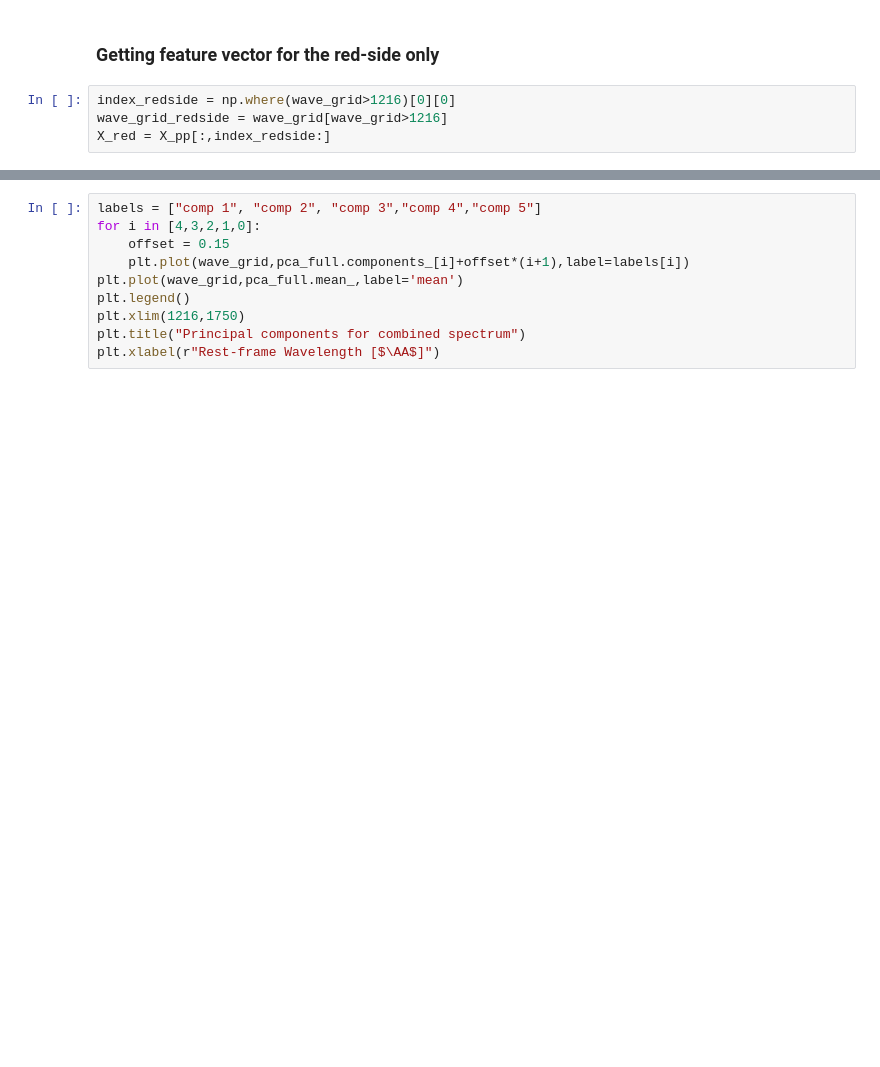
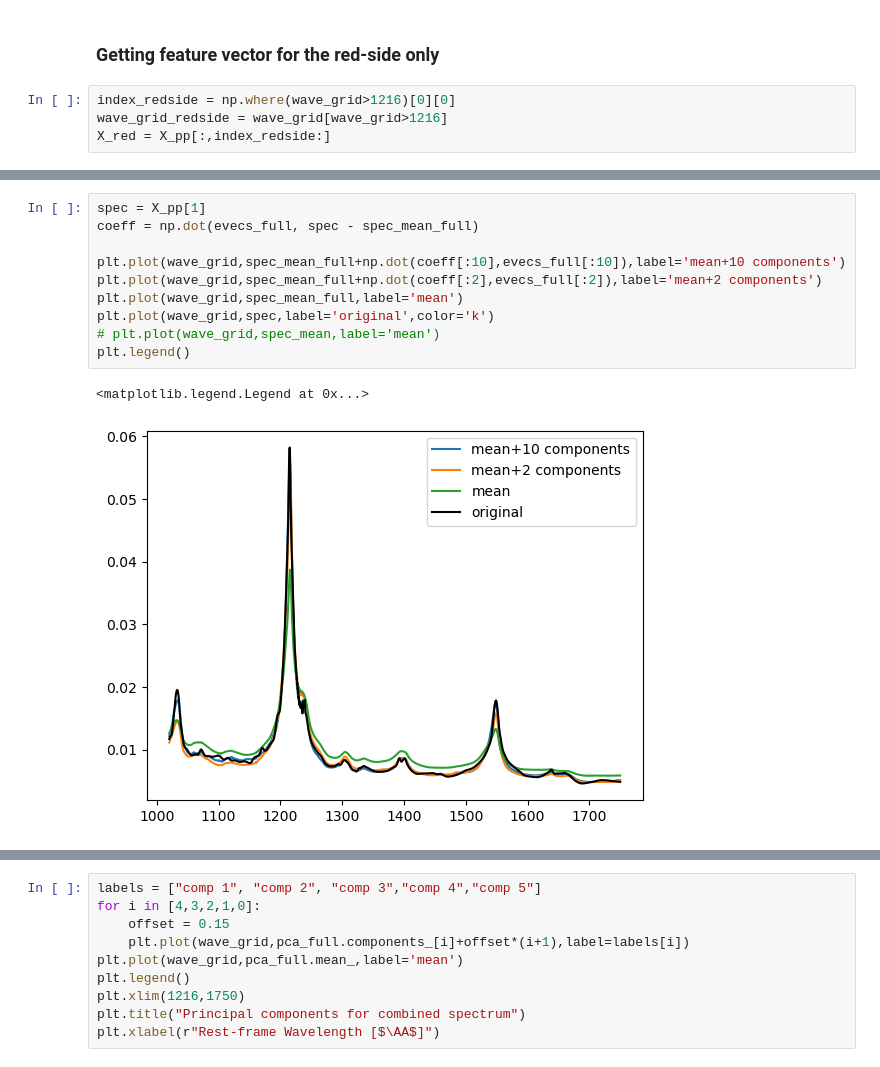
Before and after one commit to bayu-wilson/quasar_spectral_reconstruction_with_PCA, a Jupyter notebook: DimReductionAstroSpectra.ipynb, the cells around one changed output, grey strips where cells are left out. Saved outputs shown, nothing was run; the diff lists cells and outputs as text; blank space fills up the shorter version.

```diff
--- a/DimReductionAstroSpectra.ipynb
+++ b/DimReductionAstroSpectra.ipynb
@@ -152,0 +207,13 @@ _ = pca_redside.fit_transform(X_red)
+# %%
+spec = X_pp[1]
+coeff = np.dot(evecs_full, spec - spec_mean_full)
+
+plt.plot(wave_grid,spec_mean_full+np.dot(coeff[:10],evecs_full[:10]),label='mean+10 components')
+plt.plot(wave_grid,spec_mean_full+np.dot(coeff[:2],evecs_full[:2]),label='mean+2 components')
+plt.plot(wave_grid,spec_mean_full,label='mean')
+plt.plot(wave_grid,spec,label='original',color='k')
+# plt.plot(wave_grid,spec_mean,label='mean')
+plt.legend()
+# %% [output]
+<matplotlib.legend.Legend at 0x...>
+[figure, added]
```
Also changed, not shown: parts of 26 cells of this notebook.
